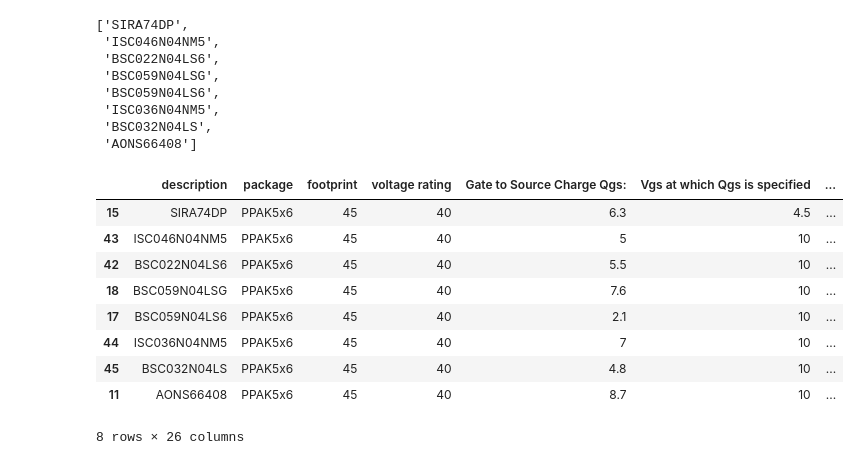
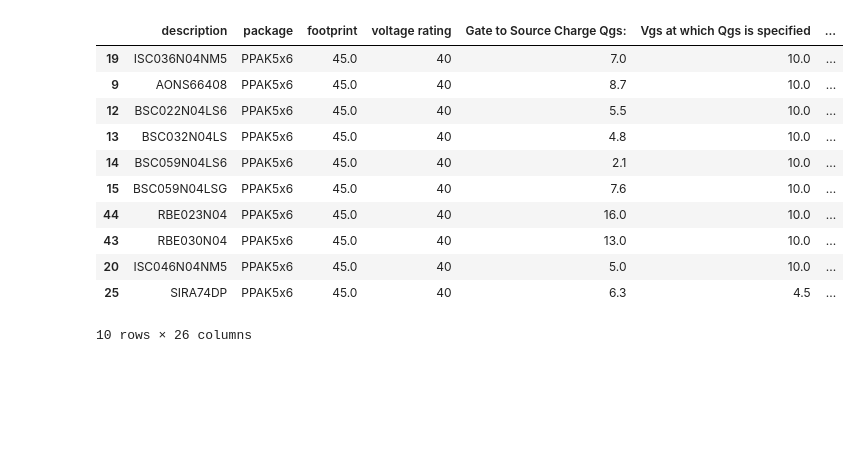
Before and after one commit to grkidwell/pdis_2or3lvl_bb, a Jupyter notebook: mosfet_reader.ipynb, the cells around one changed output. Saved outputs shown, nothing was run; the diff lists cells and outputs as text; code cells hidden in the pictures; blank space fills up the shorter version.

```diff
--- a/mosfet_reader.ipynb
+++ b/mosfet_reader.ipynb
@@ -23,24 +31,17 @@ Index(['description', 'package', 'footprint', 'voltage rating',
 # %%
-df_fets.min_filter('voltage rating',39).max_filter('voltage rating',41).column_search('package','ppak5x6')['description'].tolist()
+df_fets.min_filter('voltage rating',39).max_filter('voltage rating',49).column_search('package','ppak5x6')#['description'].tolist()
 # %% [output]
+|  | description | package | footprint | voltage rating | Gate to Source Charge Qgs: | Vgs at which Qgs is specified | ... |
+| 19 | ISC036N04NM5 | PPAK5x6 | 45.0 | 40 | 7.0 | 10.0 | ... |
+| 9 | AONS66408 | PPAK5x6 | 45.0 | 40 | 8.7 | 10.0 | ... |
+| 12 | BSC022N04LS6 | PPAK5x6 | 45.0 | 40 | 5.5 | 10.0 | ... |
+| 13 | BSC032N04LS | PPAK5x6 | 45.0 | 40 | 4.8 | 10.0 | ... |
+| 14 | BSC059N04LS6 | PPAK5x6 | 45.0 | 40 | 2.1 | 10.0 | ... |
+| 15 | BSC059N04LSG | PPAK5x6 | 45.0 | 40 | 7.6 | 10.0 | ... |
+| 44 | RBE023N04 | PPAK5x6 | 45.0 | 40 | 16.0 | 10.0 | ... |
+| 43 | RBE030N04 | PPAK5x6 | 45.0 | 40 | 13.0 | 10.0 | ... |
+| 20 | ISC046N04NM5 | PPAK5x6 | 45.0 | 40 | 5.0 | 10.0 | ... |
+| 25 | SIRA74DP | PPAK5x6 | 45.0 | 40 | 6.3 | 4.5 | ... |
-['SIRA74DP',
- 'ISC046N04NM5',
- 'BSC022N04LS6',
- 'BSC059N04LSG',
- 'BSC059N04LS6',
- 'ISC036N04NM5',
- 'BSC032N04LS',
- 'AONS66408']
+10 rows × 26 columns
 # %%
-df_fets.min_filter('voltage rating',39).max_filter('voltage rating',41).column_search('package','ppak5x6').sort_values(by=')#['description'].tolist()
+df_fets.min_filter('voltage rating',39).max_filter('voltage rating',41).column_search('package','ppak5x6')#.sort_values(by=')#['description'].tolist()
-# %% [output]
-|  | description | package | footprint | voltage rating | Gate to Source Charge Qgs: | Vgs at which Qgs is specified | ... |
-| 15 | SIRA74DP | PPAK5x6 | 45 | 40 | 6.3 | 4.5 | ... |
-| 43 | ISC046N04NM5 | PPAK5x6 | 45 | 40 | 5 | 10 | ... |
-| 42 | BSC022N04LS6 | PPAK5x6 | 45 | 40 | 5.5 | 10 | ... |
-| 18 | BSC059N04LSG | PPAK5x6 | 45 | 40 | 7.6 | 10 | ... |
-| 17 | BSC059N04LS6 | PPAK5x6 | 45 | 40 | 2.1 | 10 | ... |
-| 44 | ISC036N04NM5 | PPAK5x6 | 45 | 40 | 7 | 10 | ... |
-| 45 | BSC032N04LS | PPAK5x6 | 45 | 40 | 4.8 | 10 | ... |
-| 11 | AONS66408 | PPAK5x6 | 45 | 40 | 8.7 | 10 | ... |
-8 rows × 26 columns
```
Also changed, not shown: parts of 4 cells of this notebook, 6 other files.
